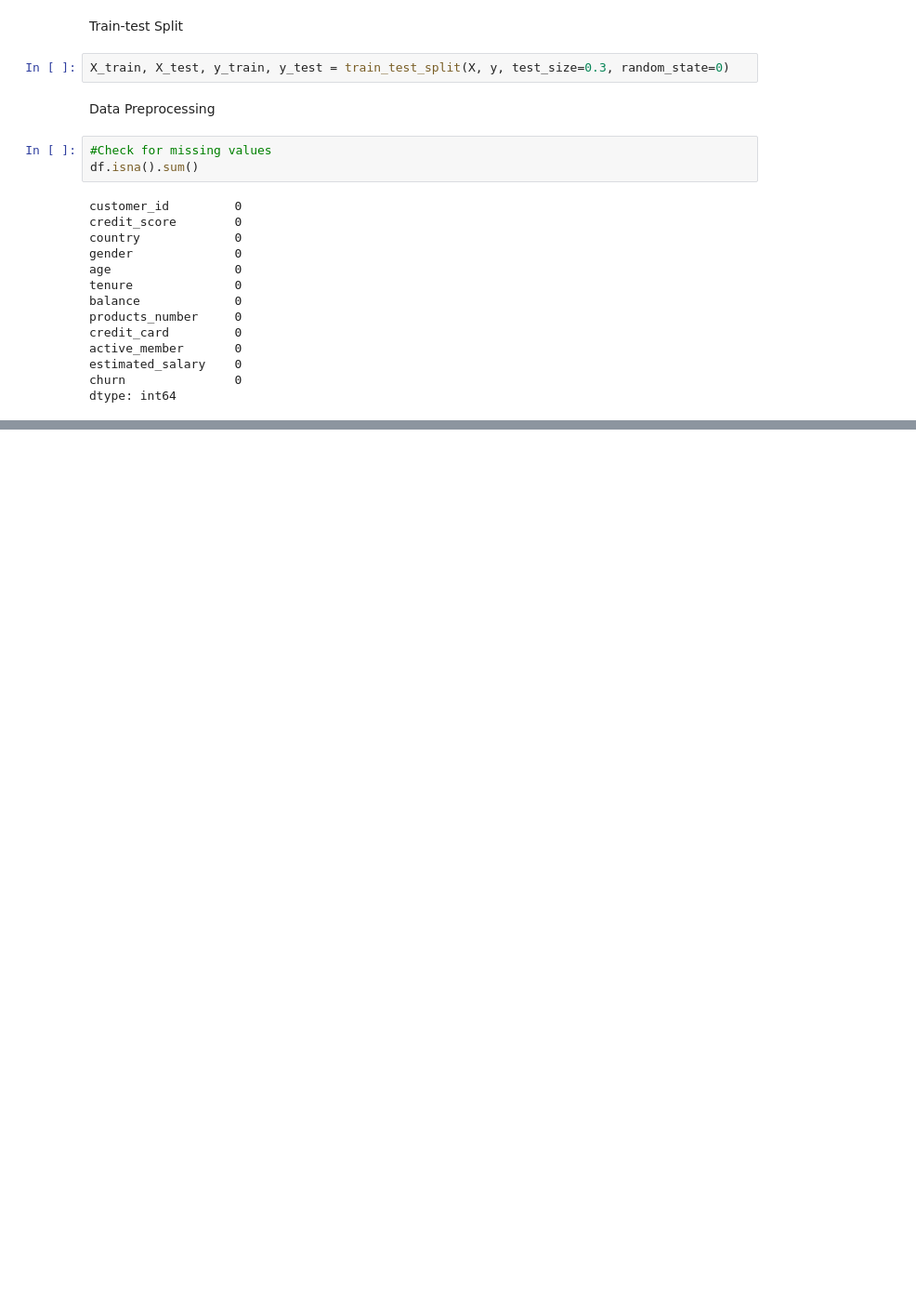
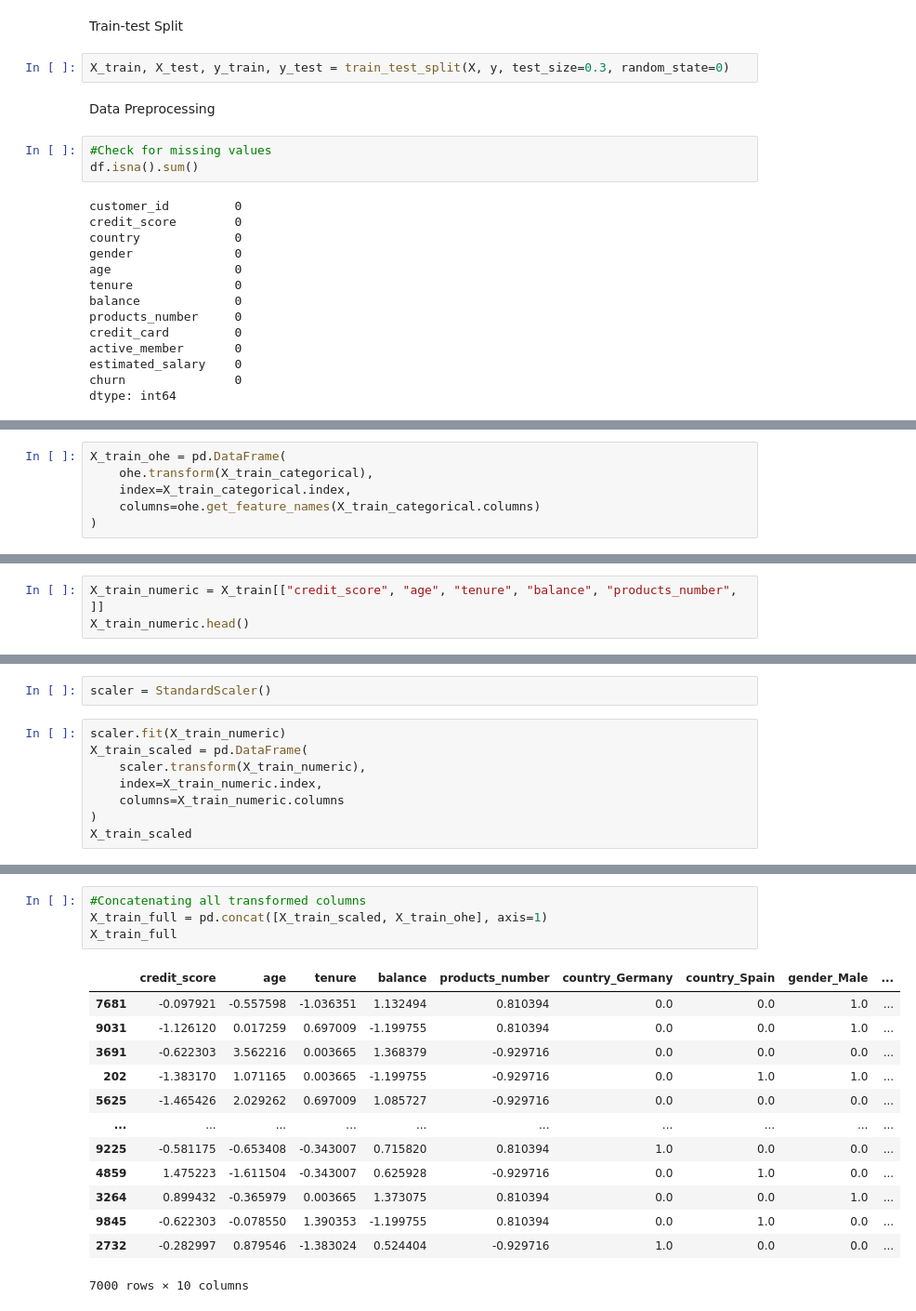
Before and after one commit to kanyua-charity/Bank-Customer-Churn-Prediction, a Jupyter notebook: index.ipynb, the cells around one changed output, grey strips where cells are left out. Shown: that part at 93% size. Drawn from its saved outputs; the diff is of its cells as text; blank space fills up the shorter version.

Commit message:
Carried out data preprocessing

```diff
--- a/index.ipynb
+++ b/index.ipynb
@@ -126,0 +161,6 @@ X_train_categorical = X_train.select_dtypes(include="object")
+# %%
+X_train_ohe = pd.DataFrame(
+    ohe.transform(X_train_categorical),
+    index=X_train_categorical.index,
+    columns=ohe.get_feature_names(X_train_categorical.columns)
+)
@@ -126,0 +176,3 @@ X_train_categorical = X_train.select_dtypes(include="object")
+# %%
+X_train_numeric = X_train[["credit_score", "age", "tenure", "balance", "products_number", ]]
+X_train_numeric.head()
@@ -126,0 +188,10 @@ X_train_categorical = X_train.select_dtypes(include="object")
+# %%
+scaler = StandardScaler()
+# %%
+scaler.fit(X_train_numeric)
+X_train_scaled = pd.DataFrame(
+    scaler.transform(X_train_numeric),
+    index=X_train_numeric.index,
+    columns=X_train_numeric.columns
+)
+X_train_scaled
@@ -126,0 +212,18 @@ X_train_categorical = X_train.select_dtypes(include="object")
+# %%
+#Concatenating all transformed columns
+X_train_full = pd.concat([X_train_scaled, X_train_ohe], axis=1)
+X_train_full
+# %% [output]
+|  | credit_score | age | tenure | balance | products_number | country_Germany | country_Spain | gender_Male | ... |
+| 7681 | -0.097921 | -0.557598 | -1.036351 | 1.132494 | 0.810394 | 0.0 | 0.0 | 1.0 | ... |
+| 9031 | -1.126120 | 0.017259 | 0.697009 | -1.199755 | 0.810394 | 0.0 | 0.0 | 1.0 | ... |
+| 3691 | -0.622303 | 3.562216 | 0.003665 | 1.368379 | -0.929716 | 0.0 | 0.0 | 0.0 | ... |
+| 202 | -1.383170 | 1.071165 | 0.003665 | -1.199755 | -0.929716 | 0.0 | 1.0 | 1.0 | ... |
+| 5625 | -1.465426 | 2.029262 | 0.697009 | 1.085727 | -0.929716 | 0.0 | 0.0 | 0.0 | ... |
+| ... | ... | ... | ... | ... | ... | ... | ... | ... | ... |
+| 9225 | -0.581175 | -0.653408 | -0.343007 | 0.715820 | 0.810394 | 1.0 | 0.0 | 0.0 | ... |
+| 4859 | 1.475223 | -1.611504 | -0.343007 | 0.625928 | -0.929716 | 0.0 | 1.0 | 0.0 | ... |
+| 3264 | 0.899432 | -0.365979 | 0.003665 | 1.373075 | 0.810394 | 0.0 | 0.0 | 1.0 | ... |
+| 9845 | -0.622303 | -0.078550 | 1.390353 | -1.199755 | 0.810394 | 0.0 | 1.0 | 0.0 | ... |
+| 2732 | -0.282997 | 0.879546 | -1.383024 | 0.524404 | -0.929716 | 1.0 | 0.0 | 0.0 | ... |
+7000 rows × 10 columns
```
Also changed, not shown: parts of 14 cells of this notebook.
